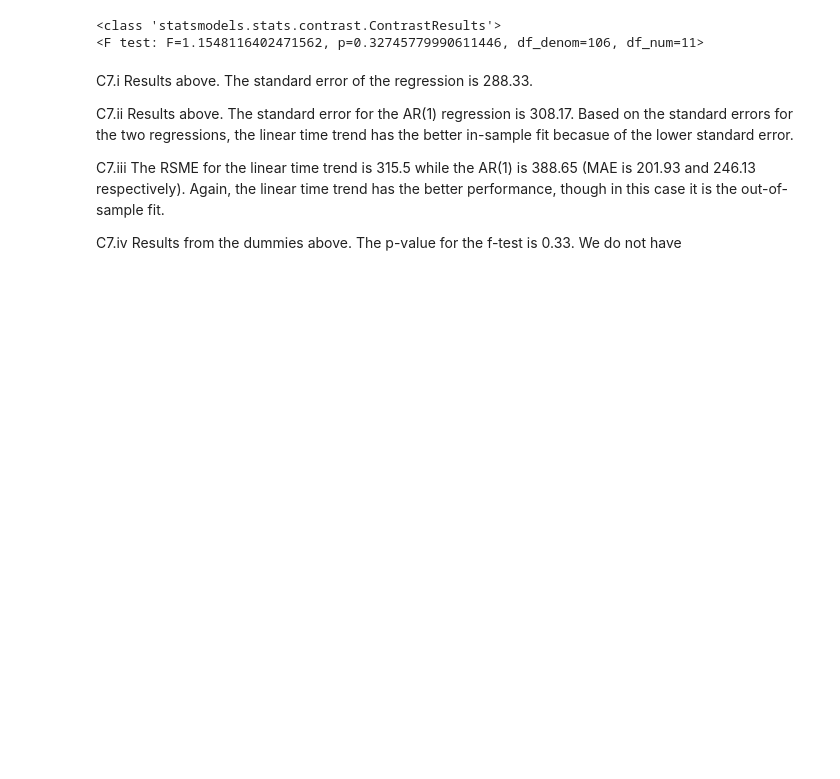
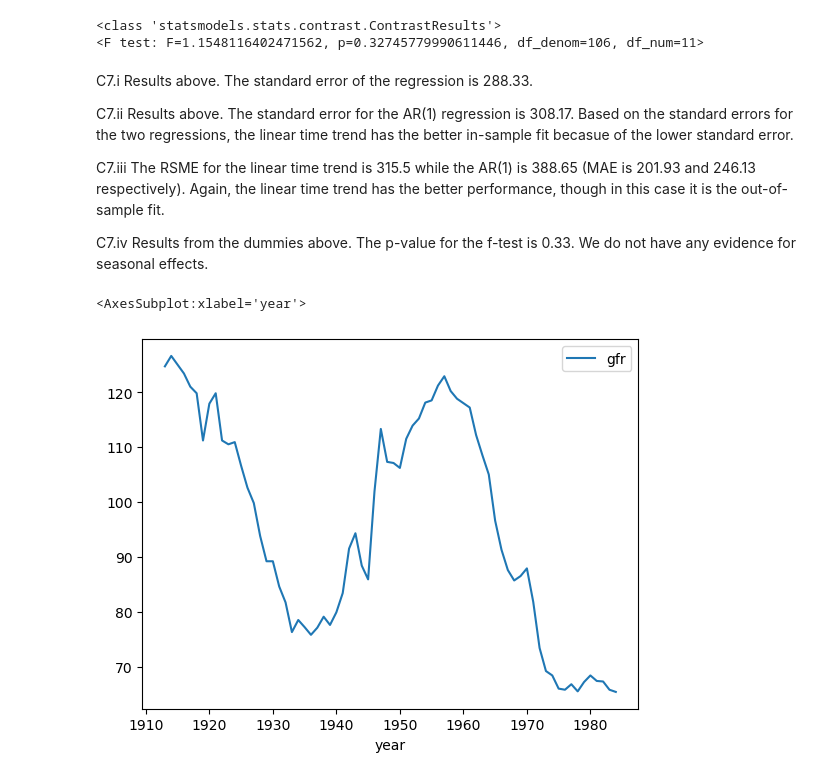
Before and after one commit to systemchalk/wooldridge_workbook, a Jupyter notebook: ch18.ipynb, the cells around one changed output. Drawn from its saved outputs; the diff is of its cells as text; code cells hidden in the pictures; blank space fills up the shorter version.

```diff
--- a/ch18.ipynb
+++ b/ch18.ipynb
@@ -553,4 +553,16 @@ C7.ii Results above. The standard error for the AR(1) regression is 308.17. Base
 
 C7.iii The RSME for the linear time trend is 315.5 while the AR(1) is 388.65 (MAE is 201.93 and 246.13 respectively). Again, the linear time trend has the better performance, though in this case it is the out-of-sample fit.
 
-C7.iv Results from the dummies above. The p-value for the f-test is 0.33. We do not have
+C7.iv Results from the dummies above. The p-value for the f-test is 0.33. We do not have any evidence for seasonal effects.
+# %%
+# Exercise 8
+fertil = pd.read_stata("./stata/FERTIL3.DTA")
+fertil["t_sq"] = fertil["t"].astype("int64") ** 2
+fertil["t_cu"] = fertil["t"].astype("int64") ** 3
+fertil["gfr_2"] = fertil["gfr_1"].shift(1)
+fertil_1979 = fertil[fertil["year"] <= 1979]
+fertil_1980 = fertil[fertil["year"] > 1979]
+fertil.plot("year", "gfr")
+# %% [output]
+<AxesSubplot:xlabel='year'>
+[figure, added]
```
Also changed, not shown: parts of 27 cells of this notebook.
